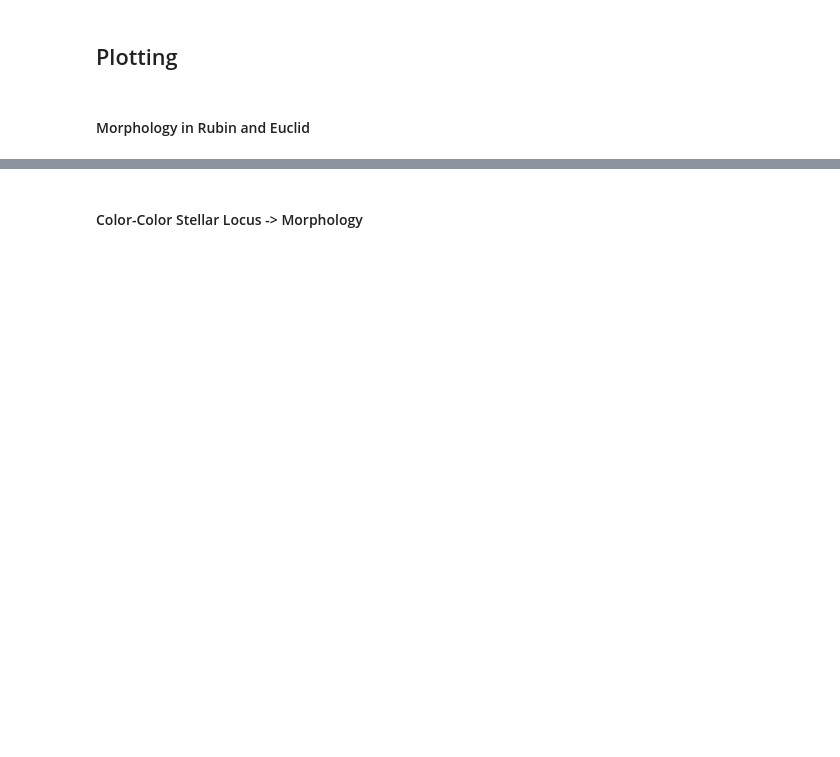
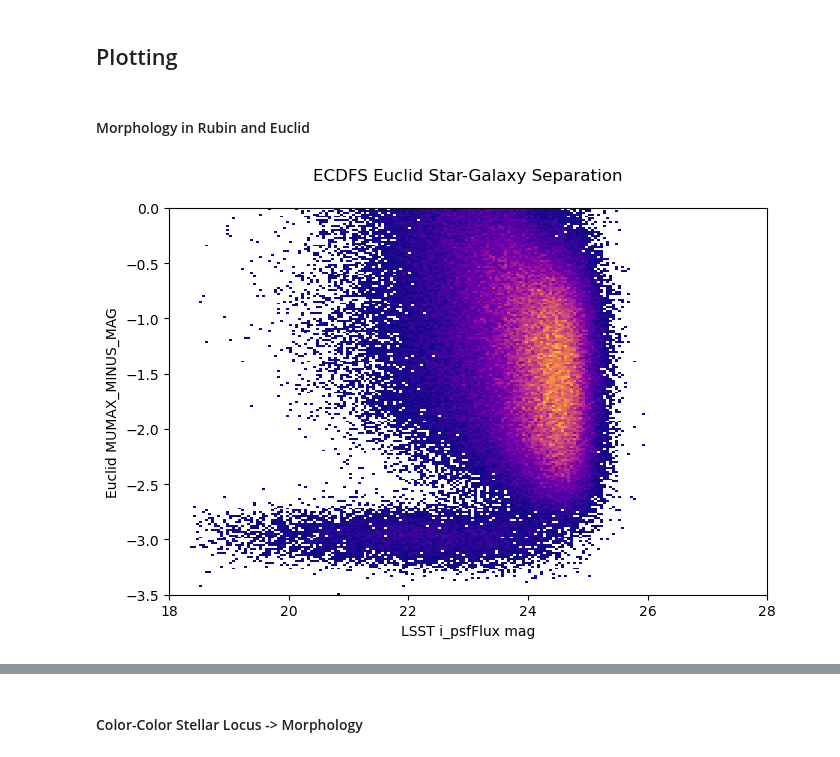
Before and after one commit to LSSTDESC/ufd_alfred, a Jupyter notebook: star_gal_sep.ipynb, the cells around one changed output, grey strips where cells are left out. Cells and saved outputs as stored; diff of their text form; code cells hidden in the pictures; blank space fills up the shorter version.

```diff
--- a/star_gal_sep.ipynb
+++ b/star_gal_sep.ipynb
@@ -160,4 +105,37 @@ class DataFrame():
         ## takes in a mask, applies it to the df, then returns another DataFrame object
         new_data = self.data[mask]
         return DataFrame(self.survey, new_data, self.field)
+# %%
+def data_cleaning(merged_df, lsst_bands, euclid_bands, lsst_sn_bands, euclid_sn_bands, snr=5):
+    '''
+    merged_df : data to clean up. can be in structured array, dataframe, or table form
+    lsst_bands : str, bands (from ugrizy) in which to enforce quality flags
+    euclid_bands : list of str, bands (from VIS, Y, J, H) in which to enforce quality flags
+    lsst_sn_bands : str, bands (from ugrizy) in which to enforce source to noise cuts
+    euclid_sn_bands : list of str, bands (from VIS, Y, J, H) in which to enforce source to noise cuts
+    snr : the source to noise ratio you want to enforce
+    '''
+    ## 1. flags
+    mask = (merged_df['detect_isIsolated'] == True) #lsst
+    mask &= (merged_df['SPURIOUS_FLAG'] == 0) #euclid
+    mask &= ((merged_df['DET_QUALITY_FLAG'] == 0) | (merged_df['DET_QUALITY_FLAG'] == 2)) #euclid
+    ## 2. per band S/N
+    for band in lsst_sn_bands:
+        mask &= (merged_df[f'{band}_psfFlux']/merged_df[f'{band}_psfFluxErr'] > snr)
+    for band in euclid_sn_bands:
+            #if band == 'VIS':
+        #    mask &= (merged_df[f'FLUX_VIS_PSF']/merged_df[f'FLUXERR_VIS_PSF'] > snr)
+        #else:
+        ## I actually don't know which one to use for VIS
+        num = 2
+        mask &= (merged_df[f'FLUX_{band}_{num}FWHM_APER']/merged_df[f'FLUXERR_{band}_{num}FWHM_APER'] > snr)
+    ## 3. per band flag
+    for band in lsst_bands:
+        mask &= (merged_df[f'{band}_psfFlux_flag'] == 0)
+    for band in euclid_bands:
+        mask &= (merged_df[f'FLAG_{band}']==0)
+    ## 4. enforcing that euclid sources having FWHM above 1.5" is spurious (Zerjal et al. suggestion)
+    mask &= (merged_df['FWHM'] <= 1.5)
+
+    return merged_df[mask]
 # %% [markdown]
@@ -197,11 +233,13 @@ for col in df.columns:
 # %%
 star_gal_sep(DF.data, 'MUMAX_MINUS_MAG',
              'plasma', None,
              '_nolegend',
-             f'{field} Euclid Star-Galaxy Separation', presentation_mode = True,
-             y_bounds=(-3.5, 0),
+             f'{field} Euclid Star-Galaxy Separation', histogram = True,
+             y_lim=(-3.5, 0),
              save=True, plots_path=my_plotspath,
              filename = f'euclidmorph_all_{field.lower()}_{DF.survey.lower()}')
+# %% [output]
+[figure, added]
 # %%
 star_gal_sep(DF.data, 'i psf - cmodel',
              'viridis', None, '_nolegend',
```
Also changed, not shown: parts of 26 cells of this notebook, 4 other files.
